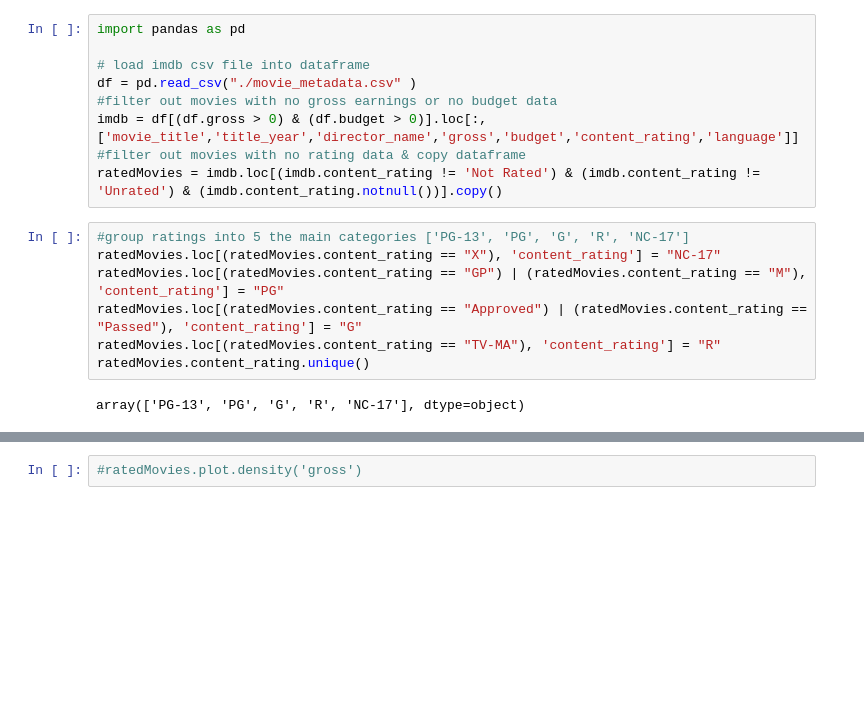
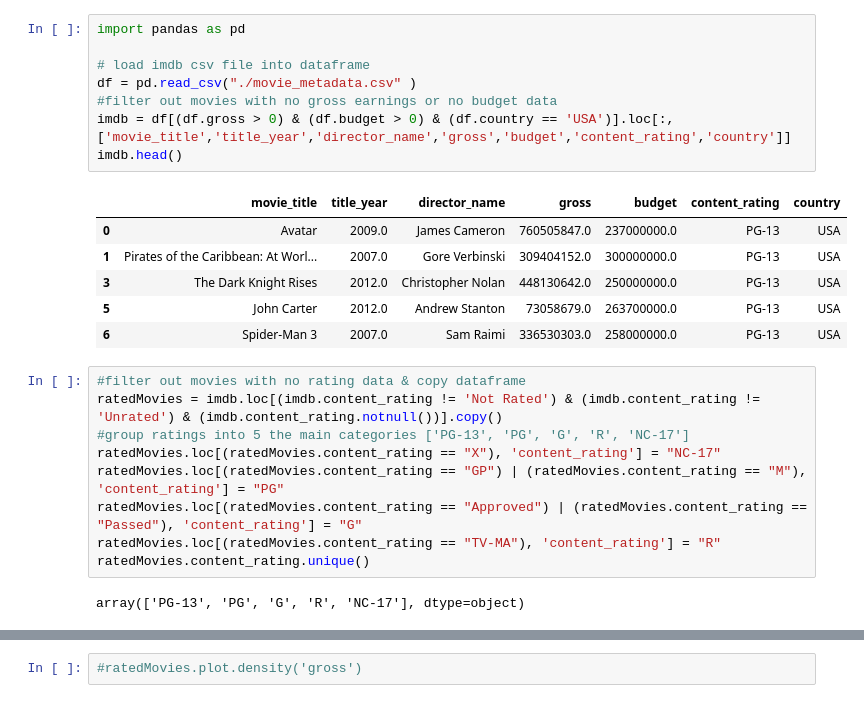
Before and after one commit to tailless/pyfun, a Jupyter notebook: Preprocessing Data - adjusting content ratings, plotting and applying KNN classifier and confusion matrix.ipynb, the cells around one changed output, grey strips where cells are left out. Cells and saved outputs as stored; diff of their text form; blank space fills up the shorter version.

```diff
--- a/Preprocessing Data - adjusting content ratings, plotting and applying KNN classifier and confusion matrix.ipynb
+++ b/Preprocessing Data - adjusting content ratings, plotting and applying KNN classifier and confusion matrix.ipynb
@@ -1,13 +1,21 @@
 # %%
 import pandas as pd
 
 # load imdb csv file into dataframe
 df = pd.read_csv("./movie_metadata.csv" )
 #filter out movies with no gross earnings or no budget data
-imdb = df[(df.gross > 0) & (df.budget > 0)].loc[:,['movie_title','title_year','director_name','gross','budget','content_rating','language']]
-#filter out movies with no rating data & copy dataframe
-ratedMovies = imdb.loc[(imdb.content_rating != 'Not Rated') & (imdb.content_rating != 'Unrated') & (imdb.content_rating.notnull())].copy()
+imdb = df[(df.gross > 0) & (df.budget > 0) & (df.country == 'USA')].loc[:,['movie_title','title_year','director_name','gross','budget','content_rating','country']]
+imdb.head()
+# %% [output]
+|  | movie_title | title_year | director_name | gross | budget | content_rating | country |
+| 0 | Avatar | 2009.0 | James Cameron | 760505847.0 | 237000000.0 | PG-13 | USA |
+| 1 | Pirates of the Caribbean: At Worl... | 2007.0 | Gore Verbinski | 309404152.0 | 300000000.0 | PG-13 | USA |
+| 3 | The Dark Knight Rises | 2012.0 | Christopher Nolan | 448130642.0 | 250000000.0 | PG-13 | USA |
+| 5 | John Carter | 2012.0 | Andrew Stanton | 73058679.0 | 263700000.0 | PG-13 | USA |
+| 6 | Spider-Man 3 | 2007.0 | Sam Raimi | 336530303.0 | 258000000.0 | PG-13 | USA |
 # %%
+#filter out movies with no rating data & copy dataframe
+ratedMovies = imdb.loc[(imdb.content_rating != 'Not Rated') & (imdb.content_rating != 'Unrated') & (imdb.content_rating.notnull())].copy()
 #group ratings into 5 the main categories ['PG-13', 'PG', 'G', 'R', 'NC-17']
 ratedMovies.loc[(ratedMovies.content_rating == "X"), 'content_rating'] = "NC-17"
 ratedMovies.loc[(ratedMovies.content_rating == "GP") | (ratedMovies.content_rating == "M"), 'content_rating'] = "PG"
```
Also changed, not shown: parts of 10 cells of this notebook, 1 other file.
